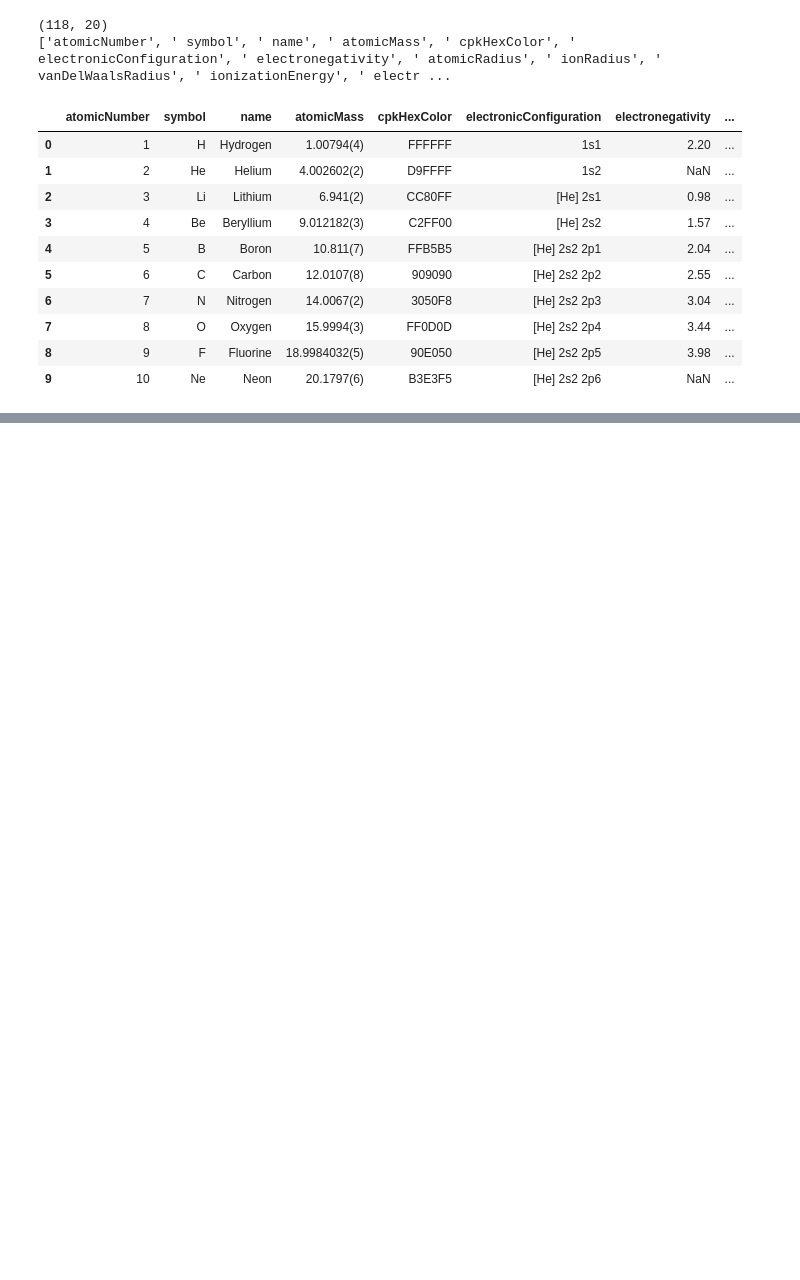
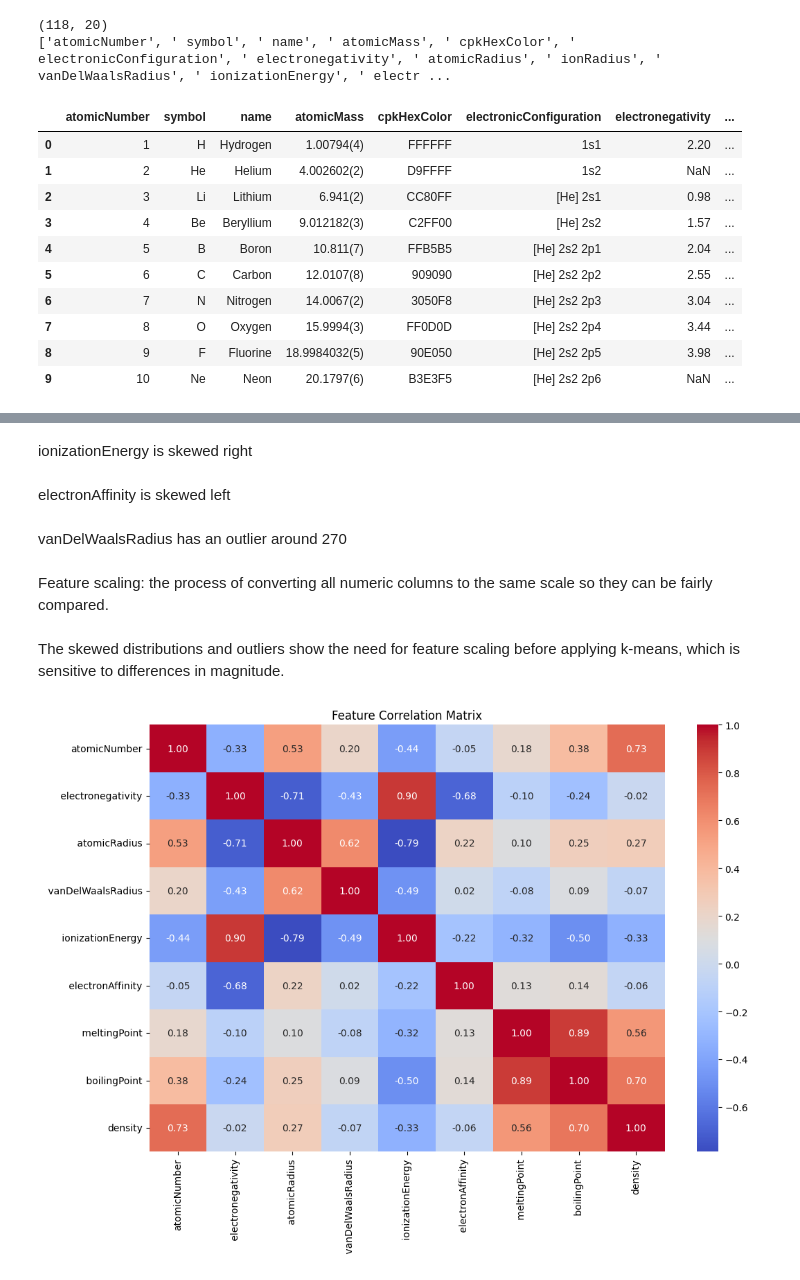
Before and after one commit to paulclarkdata/periodic_table_cluster, a Jupyter notebook: period_table_cluster.ipynb, the cells around one changed output, grey strips where cells are left out. Drawn from its saved outputs; the diff is of its cells as text; code cells hidden in the pictures; blank space fills up the shorter version.

```diff
--- a/period_table_cluster.ipynb
+++ b/period_table_cluster.ipynb
@@ -51,0 +65,20 @@ df.to_csv('elements_raw.csv', index=False)
+# %% [markdown]
+ionizationEnergy is skewed right
+# %% [markdown]
+electronAffinity is skewed left
+# %% [markdown]
+vanDelWaalsRadius has an outlier around 270
+# %% [markdown]
+Feature scaling: the process of converting all numeric columns to the same scale so they can be fairly compared.
+# %% [markdown]
+The skewed distributions and outliers show the need for feature scaling before applying k-means, which is sensitive to differences in magnitude.
+# %%
+import seaborn as sns
+
+corr_matrix = df.select_dtypes(include='number').corr()
+plt.figure(figsize=(12, 8))
+sns.heatmap(corr_matrix, annot=True, fmt='.2f', cmap='coolwarm')
+plt.title('Feature Correlation Matrix')
+plt.show()
+# %% [output]
+[figure, added]
```
Also changed, not shown: parts of 9 cells of this notebook.
